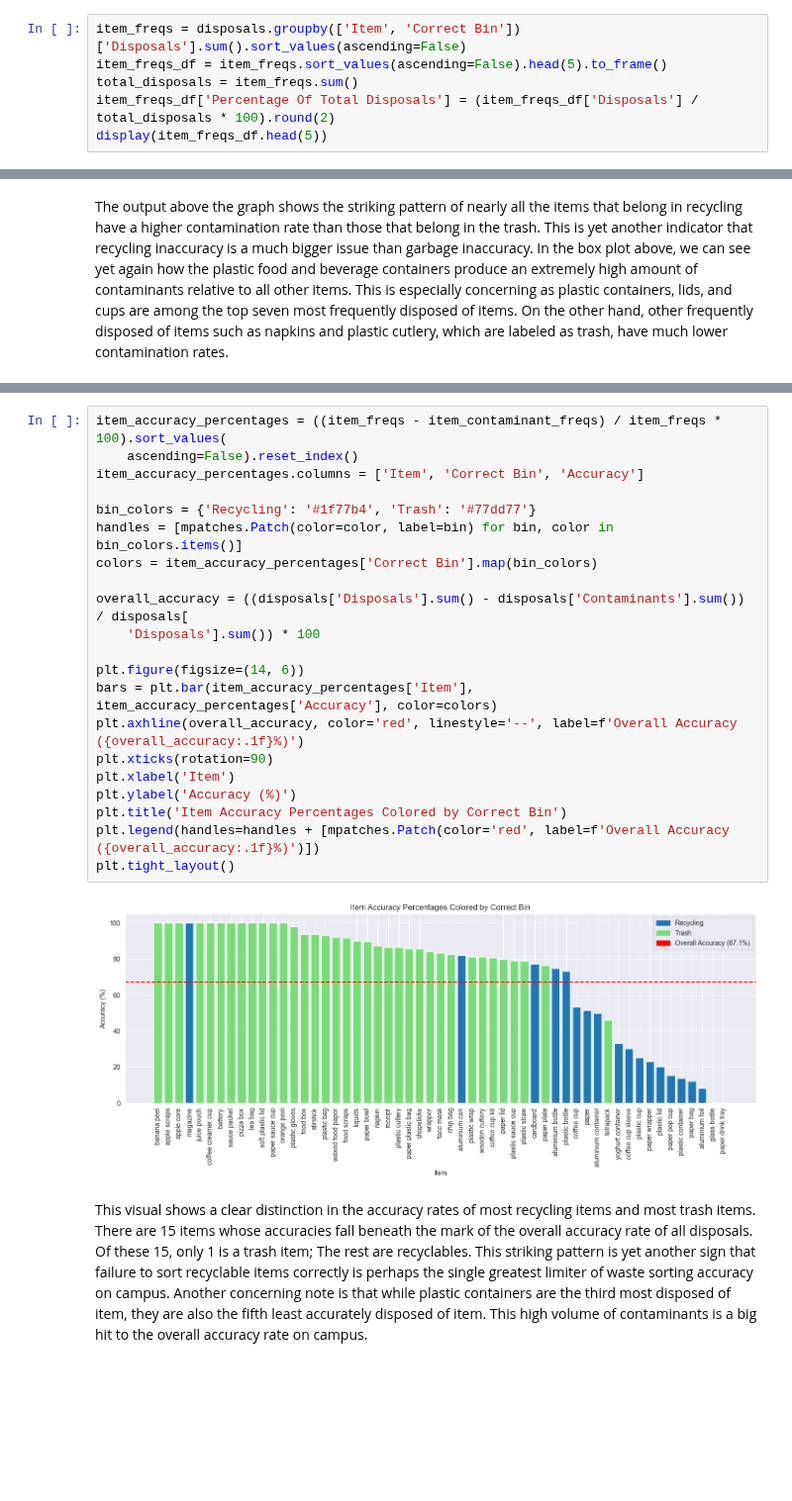
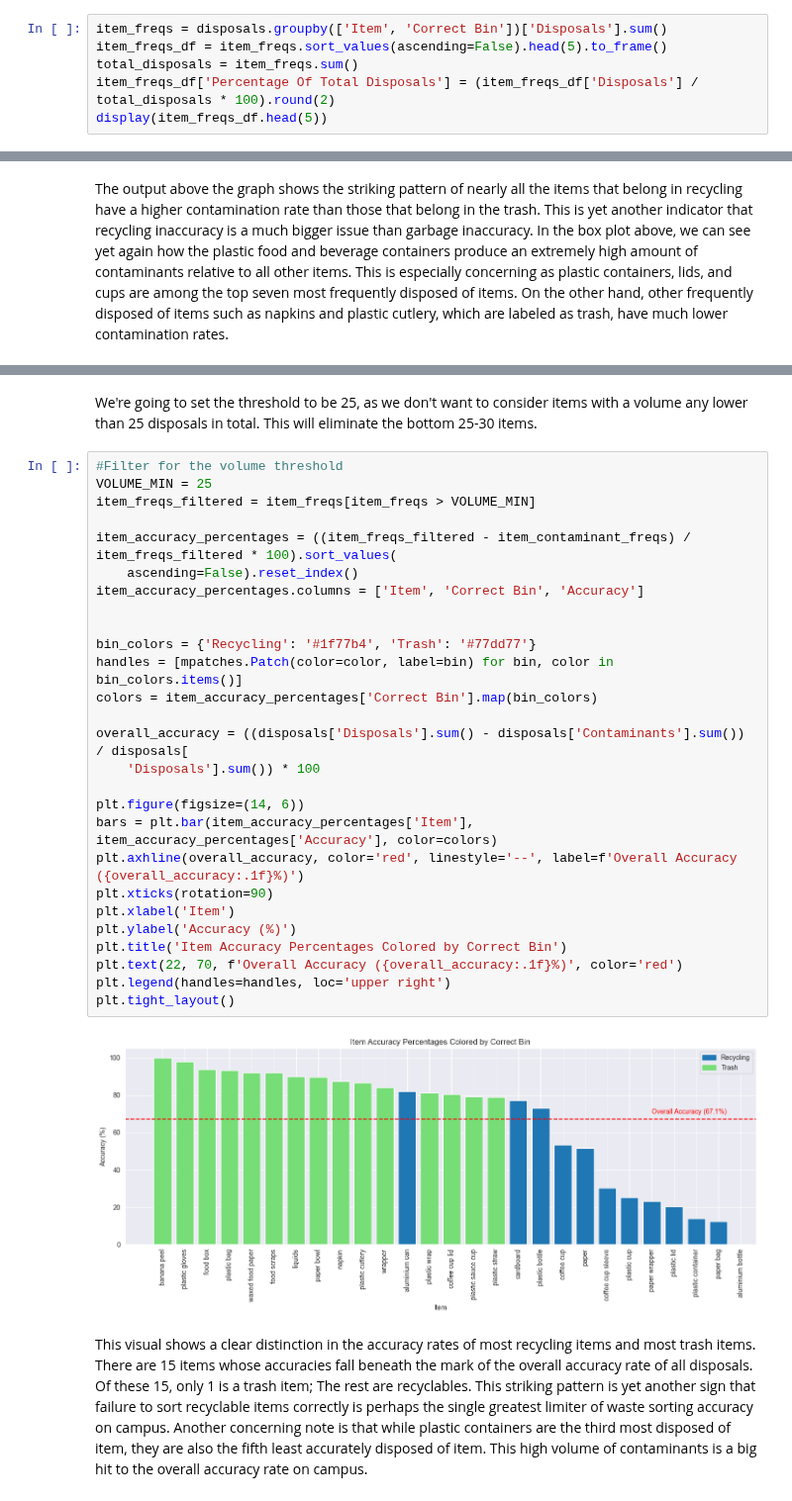
Before and after one commit to bps78/Oscar-Research-Project, a Jupyter notebook: oscar_project.ipynb, the cells around one changed output, grey strips where cells are left out. Shown at 99% size. Drawn from its saved outputs; the diff is of its cells as text; blank space fills up the shorter version.

```diff
--- a/oscar_project.ipynb
+++ b/oscar_project.ipynb
@@ -303,7 +306,7 @@ From this visual we can reason that the device located in Union South sees the m
 # %% [markdown]
 Let's now take a look at some item-by-item statistics. We can start by looking at what the top 5 most dispossed of items are across all devices and dates.
 # %%
-item_freqs = disposals.groupby(['Item', 'Correct Bin'])['Disposals'].sum().sort_values(ascending=False)
+item_freqs = disposals.groupby(['Item', 'Correct Bin'])['Disposals'].sum()
 item_freqs_df = item_freqs.sort_values(ascending=False).head(5).to_frame()
 total_disposals = item_freqs.sum()
 item_freqs_df['Percentage Of Total Disposals'] = (item_freqs_df['Disposals'] / total_disposals * 100).round(2)
@@ -385,26 +405,34 @@ Finally, let's visualize the accuracies of each individual item and color the ba
+# %% [markdown]
+We're going to set the threshold to be 25, as we don't want to consider items with a volume any lower than 25 disposals in total. This will eliminate the bottom 25-30 items.
 # %%
-item_accuracy_percentages = ((item_freqs - item_contaminant_freqs) / item_freqs * 100).sort_values(
+#Filter for the volume threshold
+VOLUME_MIN = 25
+item_freqs_filtered = item_freqs[item_freqs > VOLUME_MIN]
+
+item_accuracy_percentages = ((item_freqs_filtered - item_contaminant_freqs) / item_freqs_filtered * 100).sort_values(
     ascending=False).reset_index()
 item_accuracy_percentages.columns = ['Item', 'Correct Bin', 'Accuracy']
+
 
 bin_colors = {'Recycling': '#1f77b4', 'Trash': '#77dd77'}
 handles = [mpatches.Patch(color=color, label=bin) for bin, color in bin_colors.items()]
 colors = item_accuracy_percentages['Correct Bin'].map(bin_colors)
 
 overall_accuracy = ((disposals['Disposals'].sum() - disposals['Contaminants'].sum()) / disposals[
     'Disposals'].sum()) * 100
 
 plt.figure(figsize=(14, 6))
 bars = plt.bar(item_accuracy_percentages['Item'], item_accuracy_percentages['Accuracy'], color=colors)
 plt.axhline(overall_accuracy, color='red', linestyle='--', label=f'Overall Accuracy ({overall_accuracy:.1f}%)')
 plt.xticks(rotation=90)
 plt.xlabel('Item')
 plt.ylabel('Accuracy (%)')
 plt.title('Item Accuracy Percentages Colored by Correct Bin')
-plt.legend(handles=handles + [mpatches.Patch(color='red', label=f'Overall Accuracy ({overall_accuracy:.1f}%)')])
+plt.text(22, 70, f'Overall Accuracy ({overall_accuracy:.1f}%)', color='red')
+plt.legend(handles=handles, loc='upper right')
 plt.tight_layout()
 # %% [output]
-[figure, old version]
+[figure, new version]
 # %% [markdown]
 This visual shows a clear distinction in the accuracy rates of most recycling items and most trash items. There are 15 items whose accuracies fall beneath the mark of the overall accuracy rate of all disposals. Of these 15, only 1 is a trash item; The rest are recyclables. This striking pattern is yet another sign that failure to sort recyclable items correctly is perhaps the single greatest limiter of waste sorting accuracy on campus. Another concerning note is that while plastic containers are the third most disposed of item, they are also the fifth least accurately disposed of item. This high volume of contaminants is a big hit to the overall accuracy rate on campus.
 # %% [markdown]
```
Also changed, not shown: parts of 19 cells of this notebook, 1 other file.
